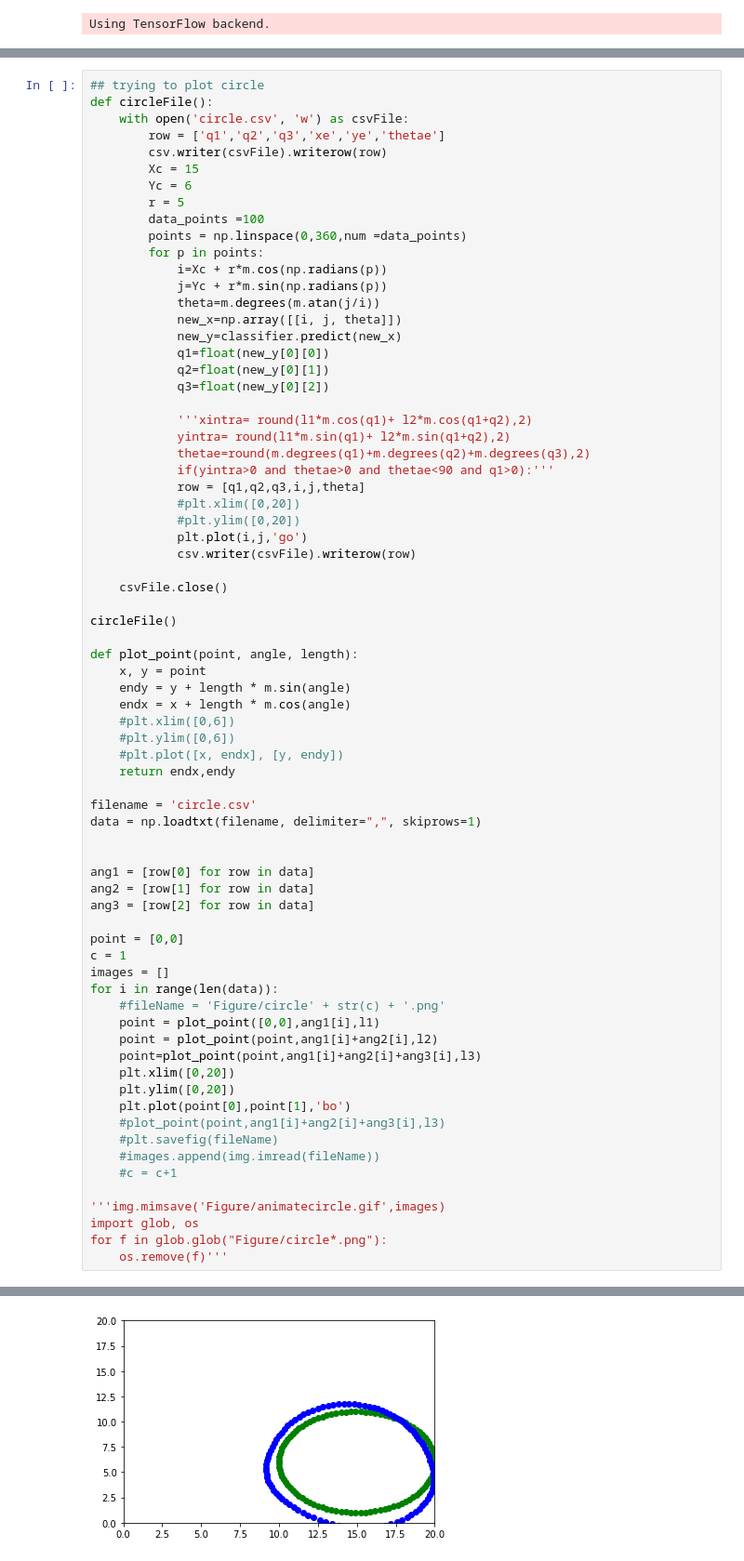
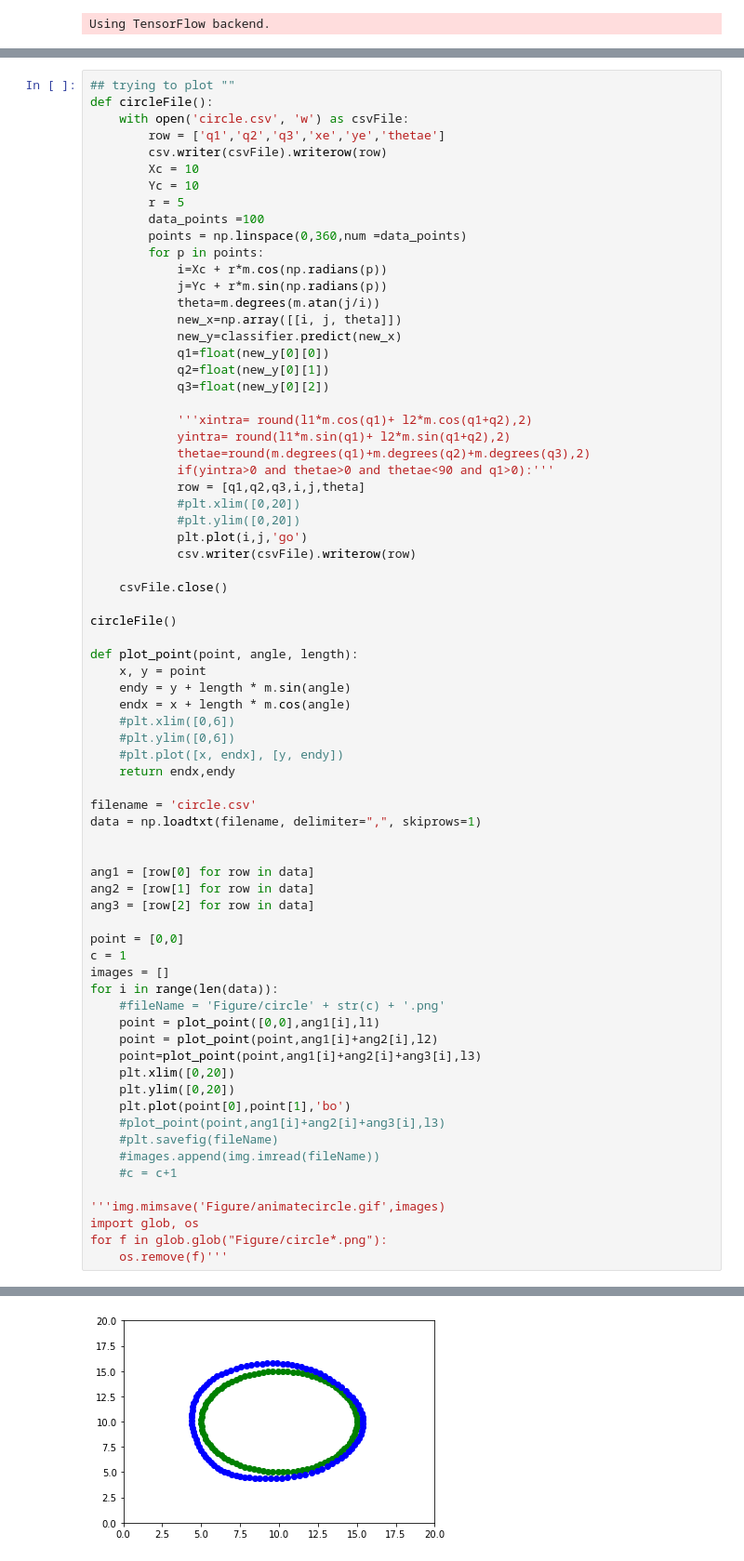
Before and after one commit to yashguptasln/Invere-Kinematics-Solutions-by-Neural-Network, a Jupyter notebook: Mywork.ipynb, the cells around one changed output, grey strips where cells are left out. Shown at 93% size. Saved outputs shown, nothing was run; the diff lists cells and outputs as text.

```diff
--- a/Mywork.ipynb
+++ b/Mywork.ipynb
@@ -206,11 +206,11 @@ for f in glob.glob("Figure/one*.png"):
 # %%
-## trying to plot circle
+## trying to plot ""
 def circleFile():
     with open('circle.csv', 'w') as csvFile:
         row = ['q1','q2','q3','xe','ye','thetae']
         csv.writer(csvFile).writerow(row)
-        Xc = 15
-        Yc = 6
+        Xc = 10
+        Yc = 10
         r = 5
         data_points =100
         points = np.linspace(0,360,num =data_points)
@@ -250,34 +250,34 @@ def plot_point(point, angle, length):
 filename = 'circle.csv'
 data = np.loadtxt(filename, delimiter=",", skiprows=1)
 
 
 ang1 = [row[0] for row in data]
 ang2 = [row[1] for row in data]
 ang3 = [row[2] for row in data]
 
 point = [0,0]
 c = 1
 images = []
 for i in range(len(data)):
     #fileName = 'Figure/circle' + str(c) + '.png'
     point = plot_point([0,0],ang1[i],l1)
     point = plot_point(point,ang1[i]+ang2[i],l2)
     point=plot_point(point,ang1[i]+ang2[i]+ang3[i],l3)
     plt.xlim([0,20])
     plt.ylim([0,20])
     plt.plot(point[0],point[1],'bo')
     #plot_point(point,ang1[i]+ang2[i]+ang3[i],l3)
     #plt.savefig(fileName)
     #images.append(img.imread(fileName))
     #c = c+1
 
 '''img.mimsave('Figure/animatecircle.gif',images)
 import glob, os
 for f in glob.glob("Figure/circle*.png"):
     os.remove(f)'''
 # %% [output]
 'img.mimsave(\'Figure/animatecircle.gif\',images) \nimport glob, os\nfor f in glob.glob("Figure/circle*.png"):\n    os.remove(f)'
-[figure, old version]
+[figure, new version]
 # %%
 ## trying to plot circle
 def circleFile():
```
Also changed, not shown: parts of 10 cells of this notebook.
